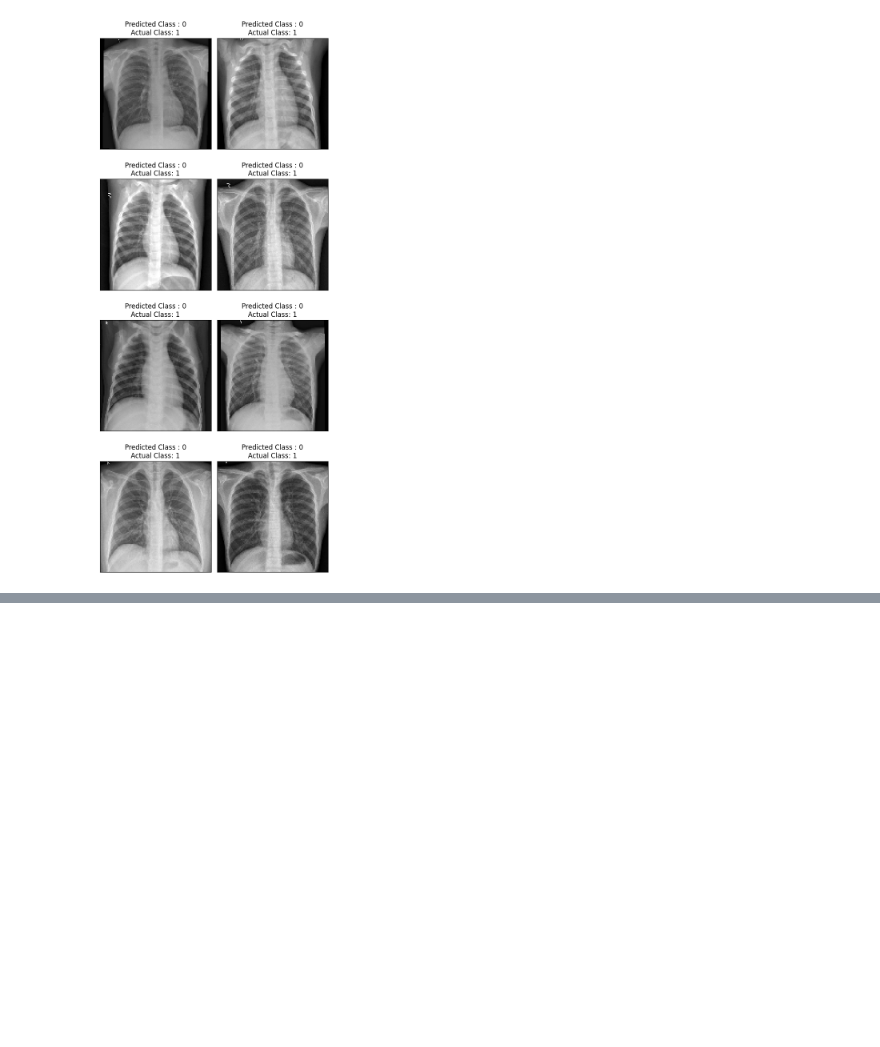
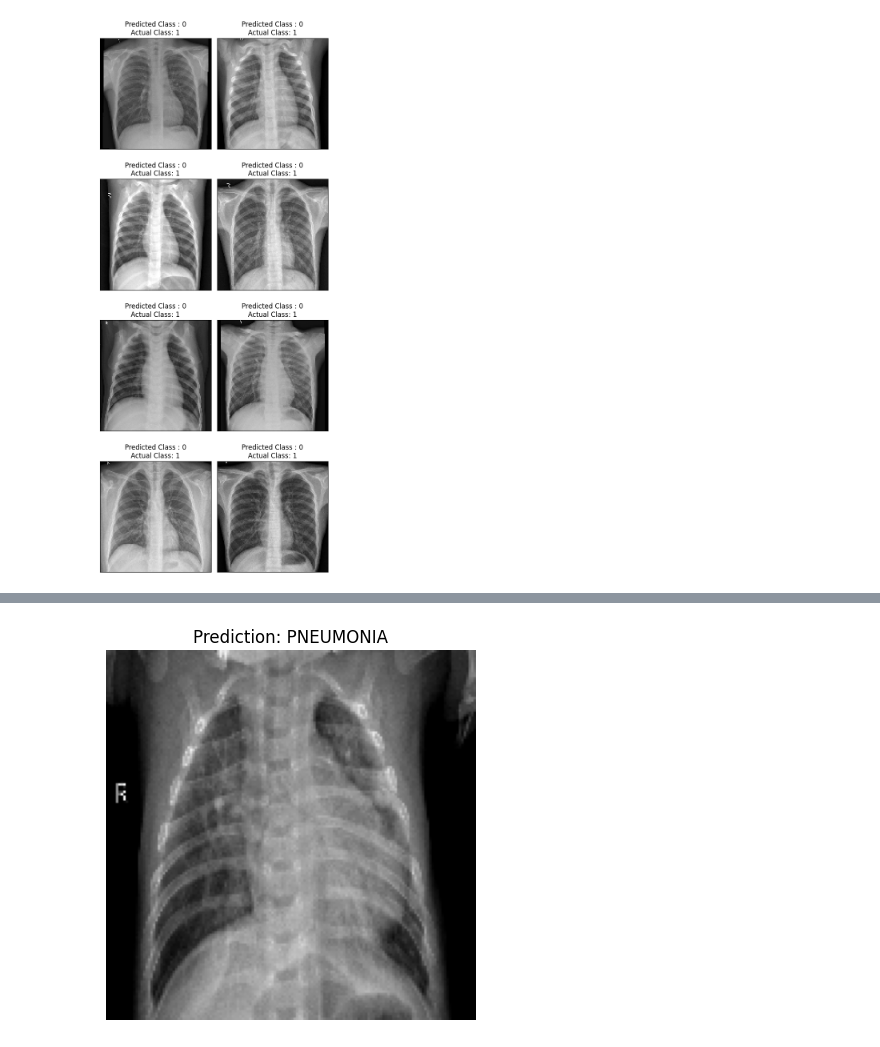
Before and after one commit to Feden-Duliente/Artificial-Intelligence---Diagnostic-Imaging-AI-Pneumonia-, a Jupyter notebook: Pneumonia.ipynb, the cells around one changed output, grey strips where cells are left out. Cells and saved outputs as stored; diff of their text form; code cells hidden in the pictures; blank space fills up the shorter version.

```diff
--- a/Pneumonia.ipynb
+++ b/Pneumonia.ipynb
@@ -365,0 +369,5 @@ for c in incorrect[10:18]:
+# %%
+# open file picker
+from google.colab import files
+uploaded = files.upload()
+img_path = list(uploaded.keys())[0]
@@ -365,0 +377,12 @@ for c in incorrect[10:18]:
+# %%
+# load grayscale like the model input
+img = cv2.imread(img_path, cv2.IMREAD_GRAYSCALE)
+
+# resize to 150 x 150
+img = cv2.resize(img, (150, 150))
+
+# normalize
+img = img.astype('float32') / 255.0
+
+# reshape to match model input
+img = img.reshape(1, 150, 150, 1)
@@ -365,0 +400,8 @@ for c in incorrect[10:18]:
+# %%
+# show image
+plt.imshow(img.reshape(150, 150), cmap="gray")
+plt.title(f"Prediction: {result}")
+plt.axis("off")
+plt.show()
+# %% [output]
+[figure, added]
```
Also changed, not shown: parts of 5 cells of this notebook.
